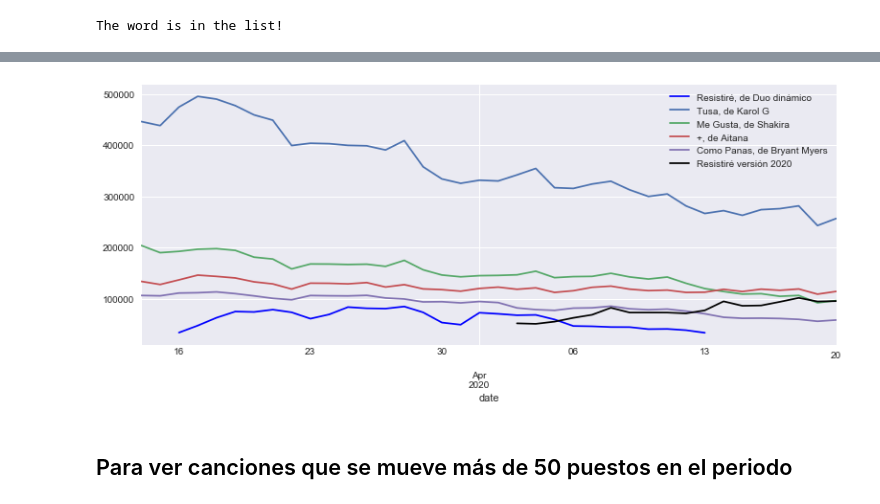
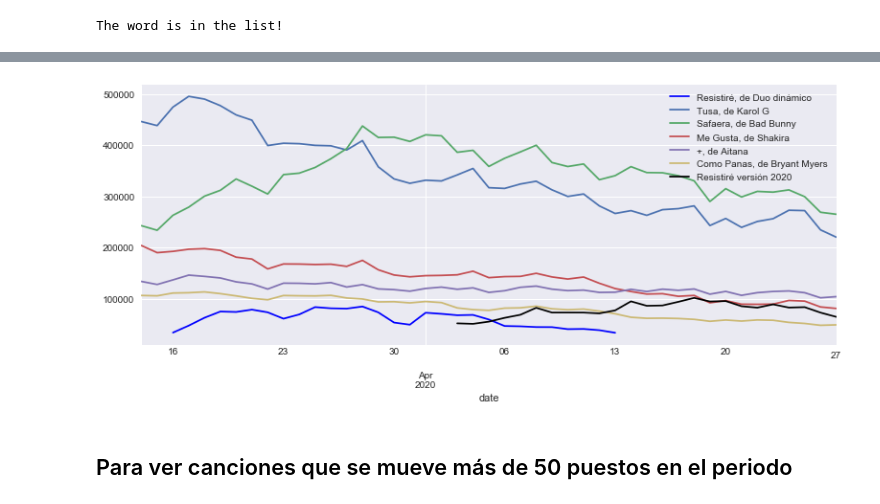
Before and after one commit to akakicreations/spotify-resistire-covid19, a Jupyter notebook: notebook_exploratoryanalysis.ipynb, the cells around one changed output, grey strips where cells are left out. Drawn from its saved outputs; the diff is of its cells as text; code cells hidden in the pictures.

```diff
--- a/notebook_exploratoryanalysis.ipynb
+++ b/notebook_exploratoryanalysis.ipynb
@@ -50,6 +50,7 @@ print(data_spain[data_spain ['Artist'] == 'Resistiré 2020'].shape)
 
 # Hacemos algunas canciones a examinar
 data_duo = data_spain [data_spain ['Artist'] == 'Duo Dinamico']
+data_safaera = data_spain [data_spain['Track Name'] == 'Safaera']
 data_tusa = data_spain [data_spain ['Track Name'] == 'Tusa']
 data_shakira = data_spain [data_spain ['Track Name'] == 'Me Gusta']
 data_aitana = data_spain [data_spain ['Track Name'] == '+']
@@ -183,33 +188,36 @@ plt.legend()
 # %%
 #Vamos a plotear los streams de varias elegidas
 plt.subplots(figsize = (13,5))
 data_duo.Streams.plot(label = "Resistiré, de Duo dinámico", color= 'b')
 data_tusa.Streams.plot(label = "Tusa, de Karol G")
+data_safaera.Streams.plot(label = "Safaera, de Bad Bunny")
 data_shakira.Streams.plot(label = "Me Gusta, de Shakira")
 data_aitana.Streams.plot(label = "+, de Aitana")
 data_panas.Streams.plot(label = "Como Panas, de Bryant Myers")
 data_resistire2020.Streams.plot(label = "Resistiré versión 2020", color= 'k')
 plt.legend()
 plt.show()
 
 #Exportar para datawrapper
 data_concat_varios_streams = pd.concat([data_duo_export_streams,
                                 data_resistire2020_export_streams,
+                                select_streams('Safaera'),
                                 select_streams('Tusa'),
                                 select_streams('Me Gusta'),
                                 select_streams('+'),
                                 select_streams('Como Panas')], axis=1)
 data_concat_varios_streams.columns = ['Resistiré, de Dúo Dinámico',
                               'Resistiré, Versión 2020',
+                              'Safaera, de Bad Bunny',
                               "Tusa, de Karol G",
                               "Me Gusta, de Shakira",
                               "+, de Aitana",
                               "Como Panas, de Bryant Myers"]
 
 # Exportar CSV
 data_concat_varios_streams.to_csv('data_spotify_varios_streams.csv', sep = ';')
 # %% [output]
-[figure, old version]
+[figure, new version]
 # %% [markdown]
 ## Para ver canciones que se mueve más de 50 puestos en el periodo
 # %%
```
Also changed, not shown: parts of 9 cells of this notebook, 10 other files.
